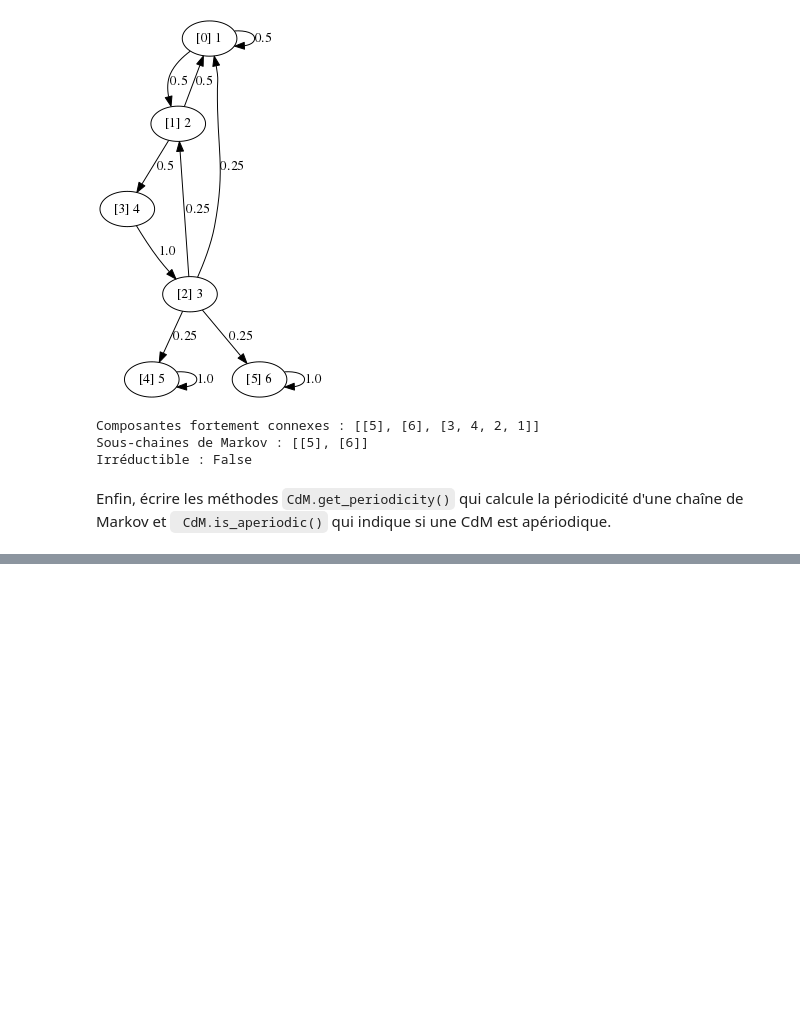
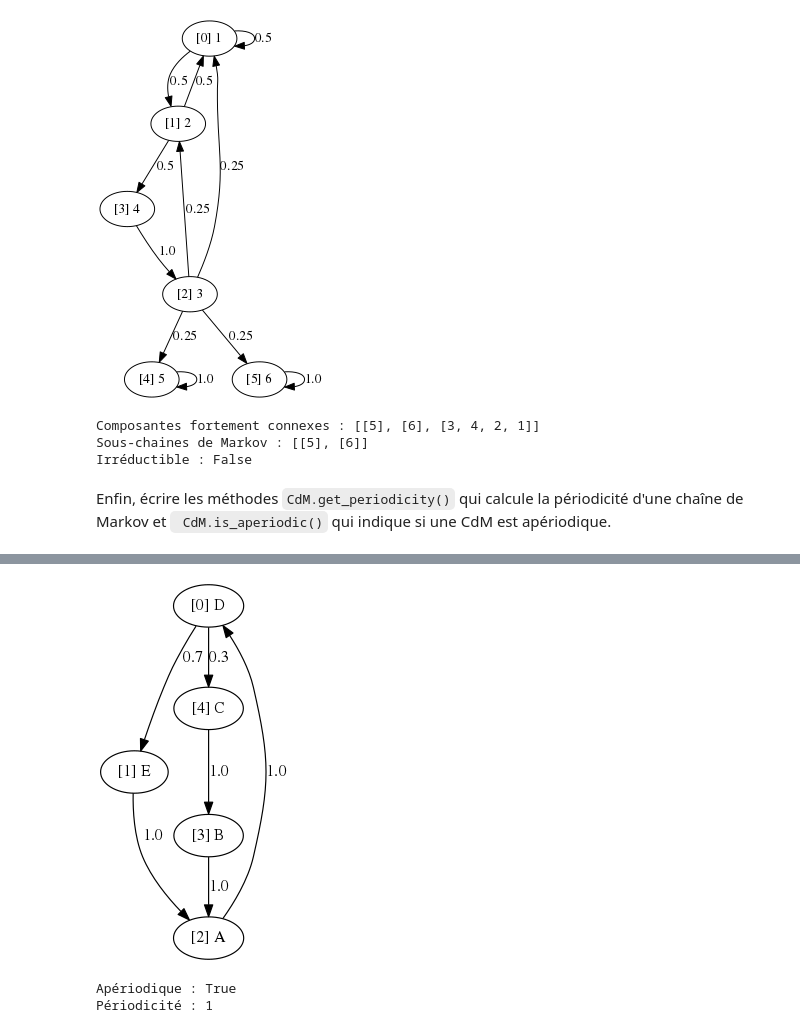
Before and after one commit to Marc-Hu/Proba-Stat, a Jupyter notebook: Projet3/semaine1.ipynb, the cells around one changed output, grey strips where cells are left out. Cells and saved outputs as stored; diff of their text form; code cells hidden in the pictures; blank space fills up the shorter version.

```diff
--- a/Projet3/semaine1.ipynb
+++ b/Projet3/semaine1.ipynb
@@ -539,33 +540,38 @@ import utils
 
 # Définition d'une CdM apériodique
 class AperiodicCdM(CdM):
   def __init__(self):
+    self.stateToIndex = { 'E': 1, 'D': 0, 'A': 2, 'B' : 3, 'C': 4}
     super().__init__()
 
   def get_states(self):
     return "DEABC"
 
   def get_transition_distribution(self, state):
     if state == 'A':
       return {'D': 1}
     elif state == 'B':
       return {'A': 1}
     elif state == 'C':
       return {'B': 1}
     elif state == 'D':
       return {'C': 0.3,'E':0.7}
     elif state == 'E':
       return {'A': 1}
     else:
       raise IndexError
 
   def get_initial_distribution(self):
     return {'A': 1}
 
 a=AperiodicCdM()
 a.show_transition_graph(gnb)
 print("Apériodique : "+str(a.is_aperiodic()))
 print("Périodicité : "+str(a.get_periodicity()))
+# %% [output]
+[figure, added]
+Apériodique : True
+Périodicité : 1
 # %%
 from CdM import CdM
 import matplotlib.pyplot as plt
```
Also changed, not shown: parts of 4 cells of this notebook, 2 other files.
